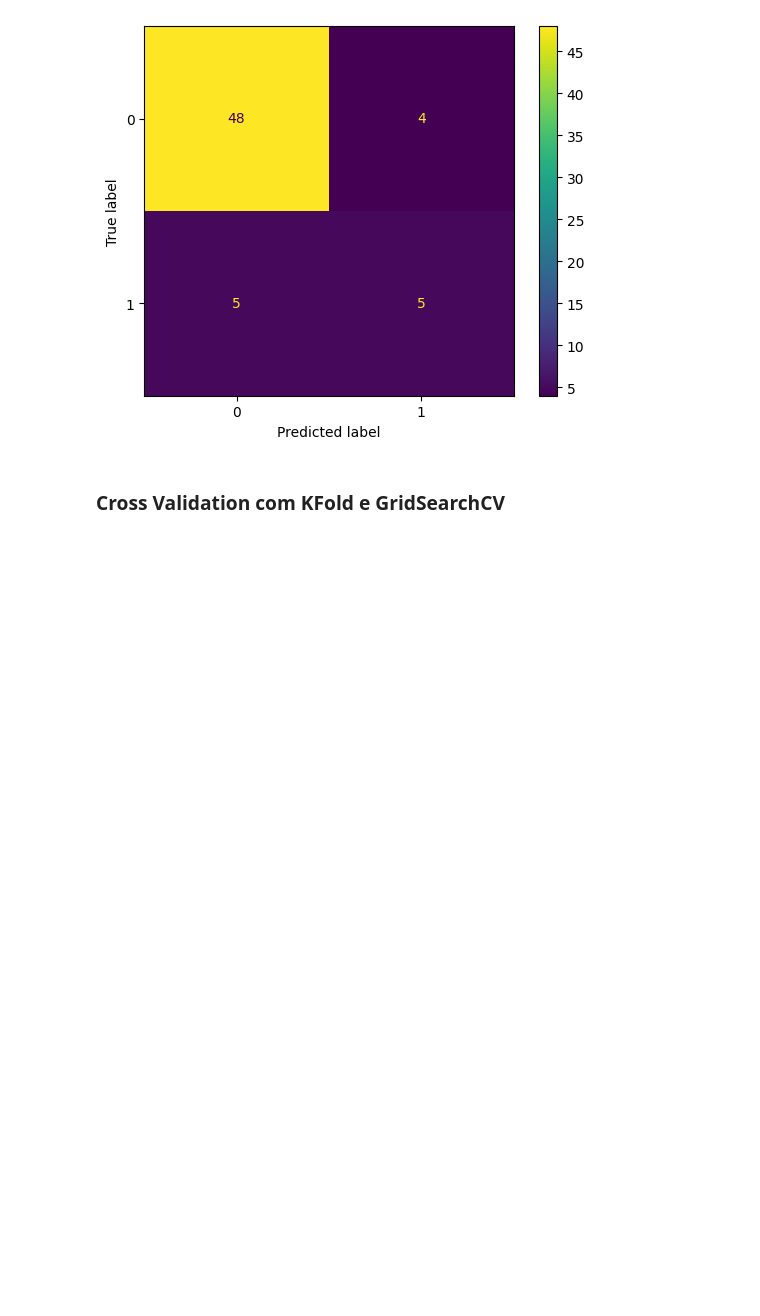
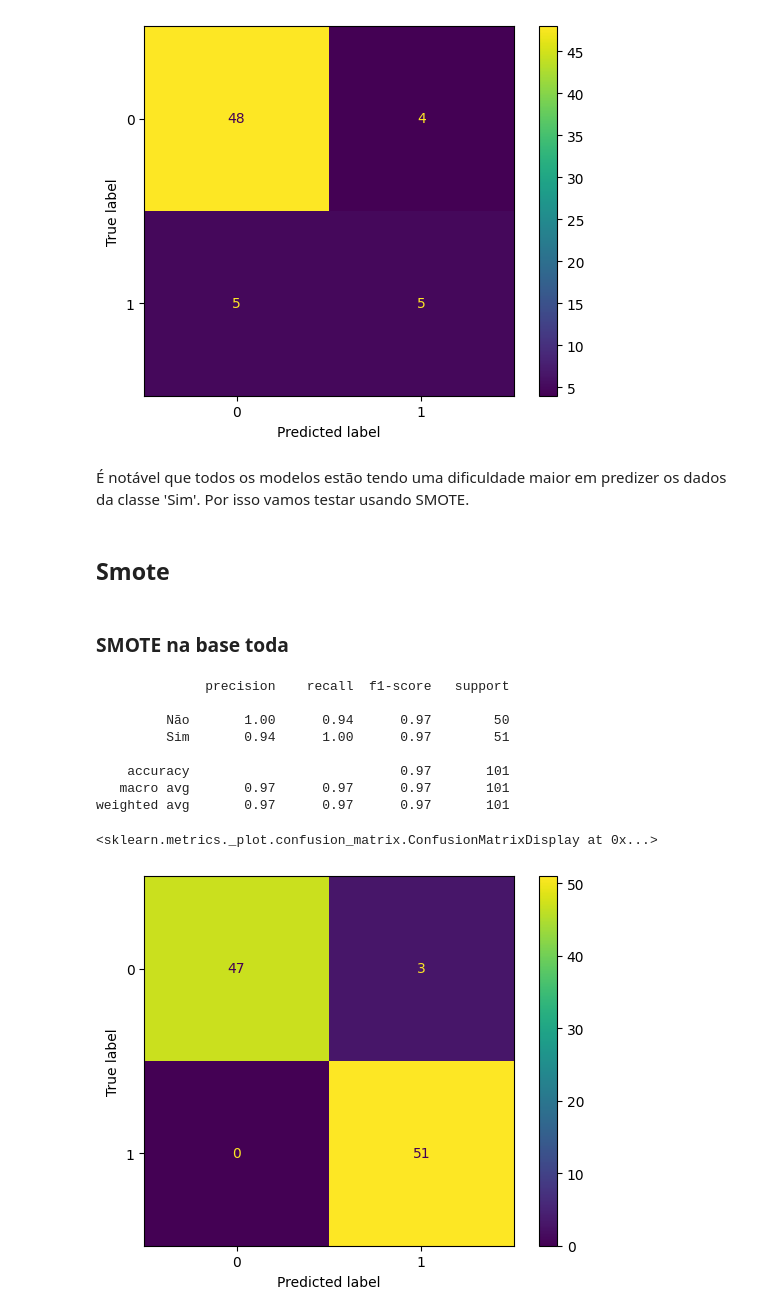
Before and after one commit to leontis2024/analise_de_dados, a Jupyter notebook: modelo_supervisionado_possiveis_usuarios.ipynb, the cells around one changed output. Cells and saved outputs as stored; diff of their text form; code cells hidden in the pictures; blank space fills up the shorter version.

```diff
--- a/modelo_supervisionado_possiveis_usuarios.ipynb
+++ b/modelo_supervisionado_possiveis_usuarios.ipynb
@@ -995,5 +1028,34 @@ ConfusionMatrixDisplay(confusion_matrix(melhor_fold['teste'][1], predicao_knn)).
 # %% [output]
 <sklearn.metrics._plot.confusion_matrix.ConfusionMatrixDisplay at 0x...>
 [figure]
-# %% [markdown]
-### Cross Validation com KFold e GridSearchCV
+# %% [markdown]
+É notável que todos os modelos estão tendo uma dificuldade maior em predizer os dados da classe 'Sim'. Por isso vamos testar usando SMOTE.
+# %% [markdown]
+## Smote
+# %% [markdown]
+### SMOTE na base toda
+# %%
+from imblearn.over_sampling import SMOTE
+
+smote = SMOTE()
+x_refeito, y_refeito = smote.fit_resample(df_x_2, df_y_2)
+
+x_train, x_test, y_train, y_test = train_test_split(x_refeito, y_refeito, test_size=0.25, random_state=SEED)
+
+knn = KNeighborsClassifier(n_neighbors = K)
+knn.fit(x_train, y_train)
+predicao_knn = knn.predict(x_test)
+
+print(classification_report(y_test, predicao_knn, target_names=list(le_y.classes_)))
+ConfusionMatrixDisplay(confusion_matrix(y_test, predicao_knn)).plot()
+# %% [output]
+              precision    recall  f1-score   support
+
+         Não       1.00      0.94      0.97        50
+         Sim       0.94      1.00      0.97        51
+
+    accuracy                           0.97       101
+   macro avg       0.97      0.97      0.97       101
+weighted avg       0.97      0.97      0.97       101
+<sklearn.metrics._plot.confusion_matrix.ConfusionMatrixDisplay at 0x...>
+[figure, added]
```
Also changed, not shown: parts of 35 cells of this notebook, 7 other files.
